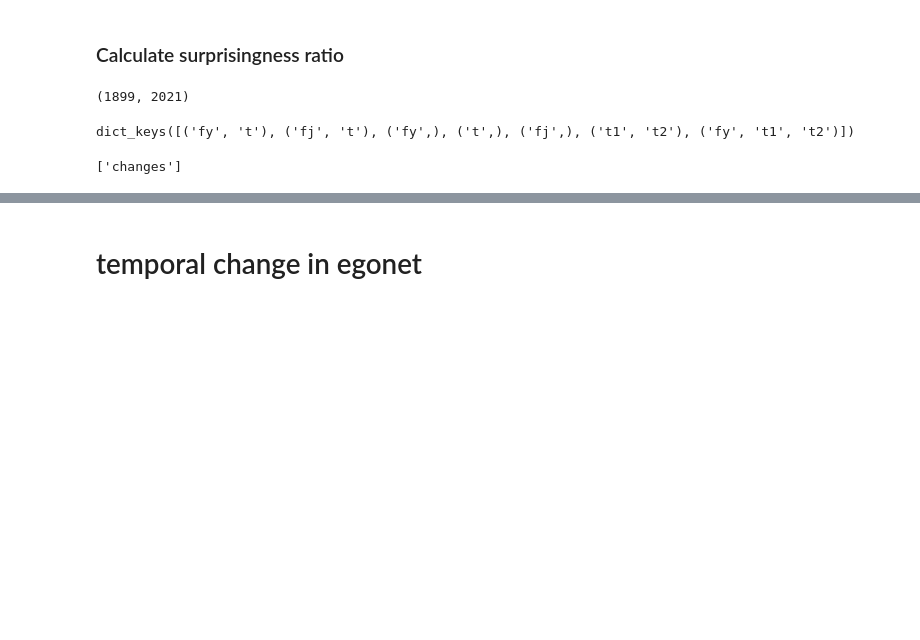
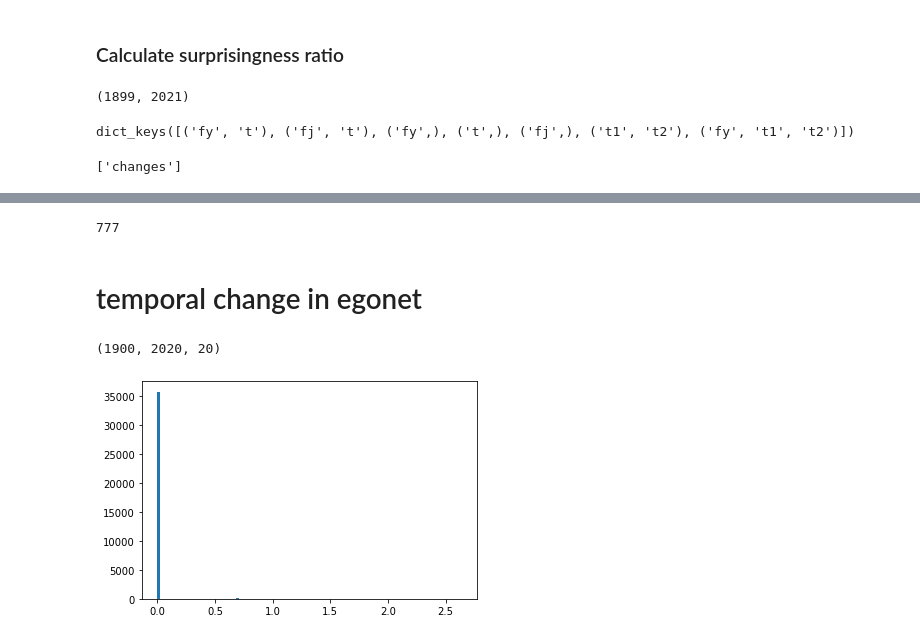
Before and after one commit to amcgail/kk-jstor-sociology, a Jupyter notebook: programming/cooccurence/cooc_networks-temp.ipynb, the cells around one changed output, grey strips where cells are left out. Drawn from its saved outputs; the diff is of its cells as text; code cells hidden in the pictures; blank space fills up the shorter version.

```diff
--- a/programming/cooccurence/cooc_networks-temp.ipynb
+++ b/programming/cooccurence/cooc_networks-temp.ipynb
@@ -74,2 +67,6 @@ Counter([ z for YY in pairs.keys() for (a,b), r in zip(pairs[YY], rats[YY]) for
+# %%
+cc(t='change')
+# %% [output]
+777
 # %% [markdown]
 # temporal change in egonet
@@ -76 +75,5 @@ Counter([ z for YY in pairs.keys() for (a,b), r in zip(pairs[YY], rats[YY]) for
+# %%
+YMIN,YMAX,YWINDOW
+# %% [output]
+(1900, 2020, 20)
 # %%
@@ -89,3 +102,7 @@ for YY in range(YMIN, YMAX, YWINDOW):
         diffs.append( cosine( rels_l[-1], myrels ) )
 
     rels_l.append(myrels)
+# %%
+plt.hist(np.array(rels_l).flatten(), bins=100);
+# %% [output]
+[figure, added]
```
Also changed, not shown: parts of 13 cells of this notebook.
